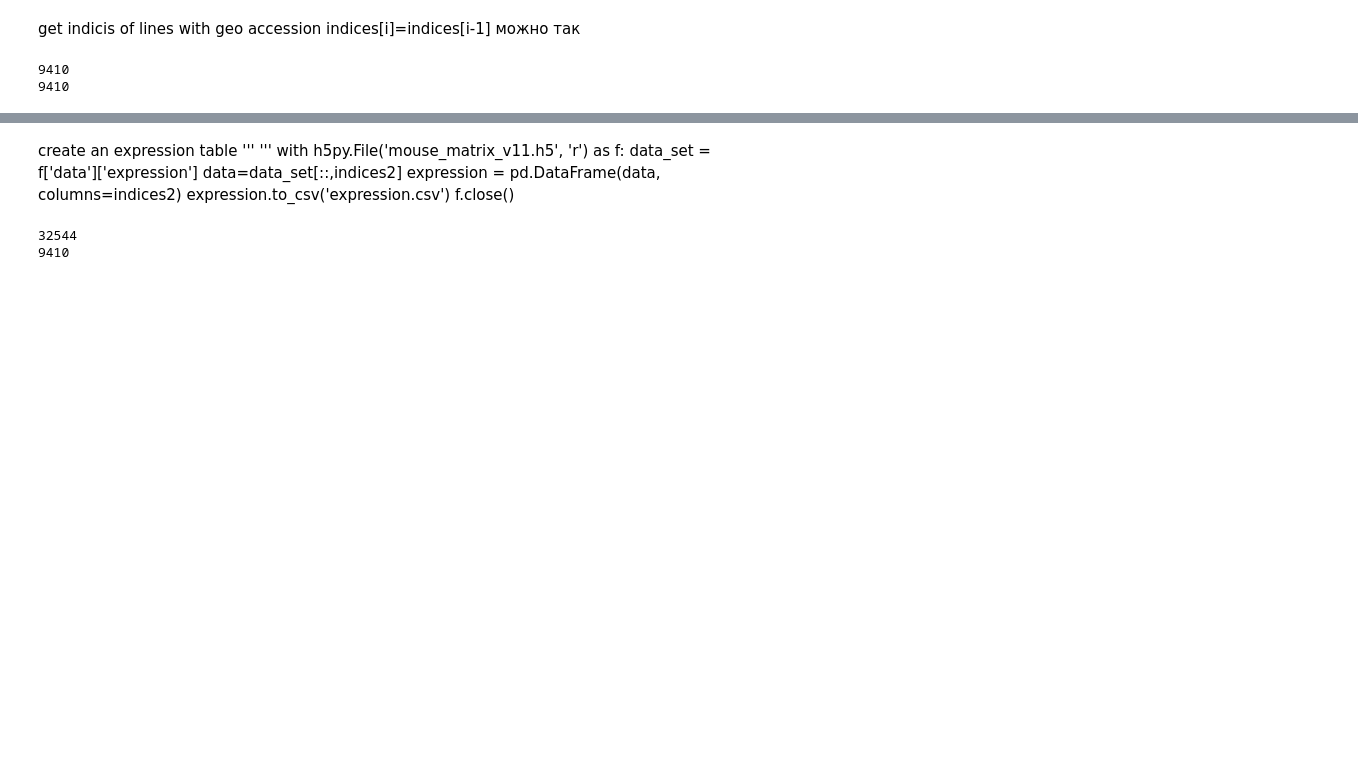
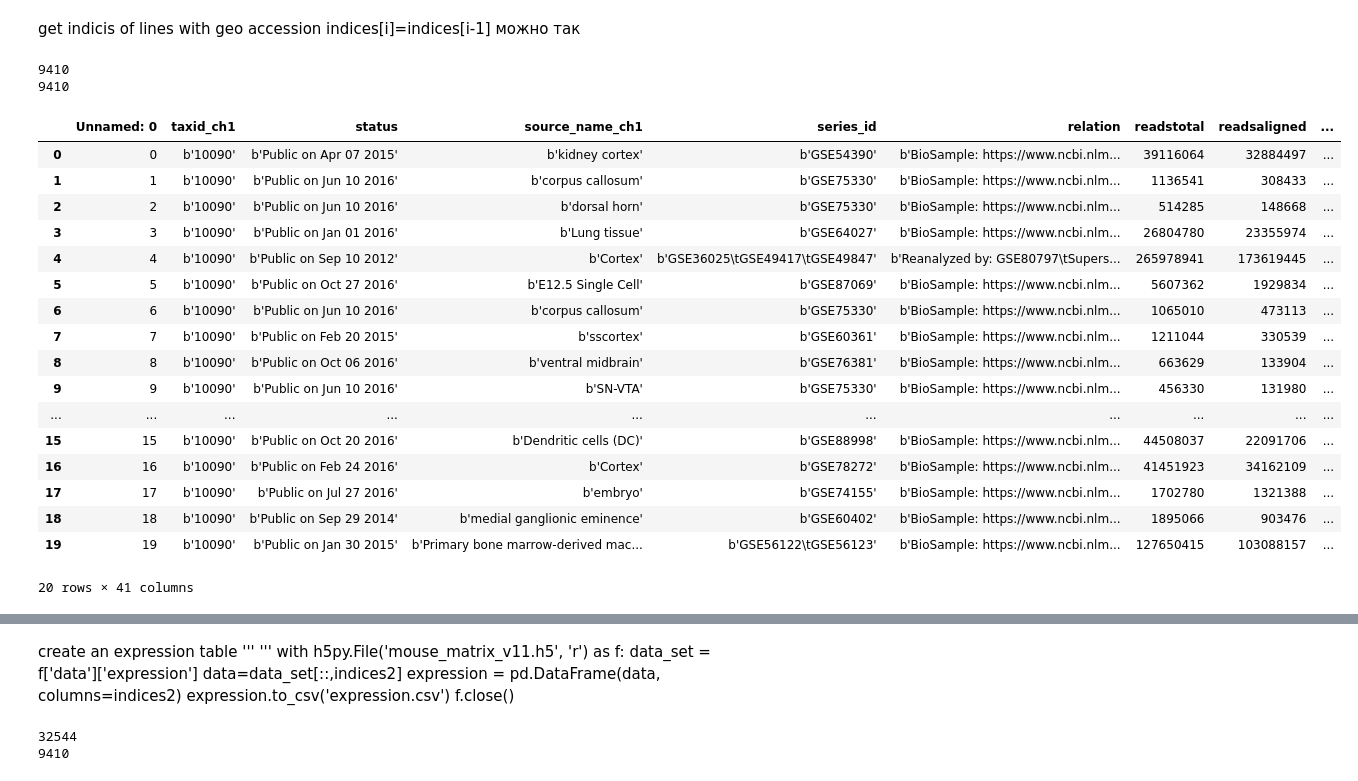
Before and after one commit to Pavelragnus/lebedev_pv, a Jupyter notebook: Project.ipynb, the cells around one changed output, grey strips where cells are left out. Drawn from its saved outputs; the diff is of its cells as text; code cells hidden in the pictures; blank space fills up the shorter version.

```diff
--- a/Project.ipynb
+++ b/Project.ipynb
@@ -300,3 +407,24 @@ print(len(indices))
 # %% [output]
 9410
 9410
+# %%
+df.head(20)
+# %% [output]
+|  | Unnamed: 0 | taxid_ch1 | status | source_name_ch1 | series_id | relation | readstotal | readsaligned | ... |
+| 0 | 0 | b'10090' | b'Public on Apr 07 2015' | b'kidney cortex' | b'GSE54390' | b'BioSample: https://www.ncbi.nlm... | 39116064 | 32884497 | ... |
+| 1 | 1 | b'10090' | b'Public on Jun 10 2016' | b'corpus callosum' | b'GSE75330' | b'BioSample: https://www.ncbi.nlm... | 1136541 | 308433 | ... |
+| 2 | 2 | b'10090' | b'Public on Jun 10 2016' | b'dorsal horn' | b'GSE75330' | b'BioSample: https://www.ncbi.nlm... | 514285 | 148668 | ... |
+| 3 | 3 | b'10090' | b'Public on Jan 01 2016' | b'Lung tissue' | b'GSE64027' | b'BioSample: https://www.ncbi.nlm... | 26804780 | 23355974 | ... |
+| 4 | 4 | b'10090' | b'Public on Sep 10 2012' | b'Cortex' | b'GSE36025\tGSE49417\tGSE49847' | b'Reanalyzed by: GSE80797\tSupers... | 265978941 | 173619445 | ... |
+| 5 | 5 | b'10090' | b'Public on Oct 27 2016' | b'E12.5 Single Cell' | b'GSE87069' | b'BioSample: https://www.ncbi.nlm... | 5607362 | 1929834 | ... |
+| 6 | 6 | b'10090' | b'Public on Jun 10 2016' | b'corpus callosum' | b'GSE75330' | b'BioSample: https://www.ncbi.nlm... | 1065010 | 473113 | ... |
+| 7 | 7 | b'10090' | b'Public on Feb 20 2015' | b'sscortex' | b'GSE60361' | b'BioSample: https://www.ncbi.nlm... | 1211044 | 330539 | ... |
+| 8 | 8 | b'10090' | b'Public on Oct 06 2016' | b'ventral midbrain' | b'GSE76381' | b'BioSample: https://www.ncbi.nlm... | 663629 | 133904 | ... |
+| 9 | 9 | b'10090' | b'Public on Jun 10 2016' | b'SN-VTA' | b'GSE75330' | b'BioSample: https://www.ncbi.nlm... | 456330 | 131980 | ... |
+| ... | ... | ... | ... | ... | ... | ... | ... | ... | ... |
+| 15 | 15 | b'10090' | b'Public on Oct 20 2016' | b'Dendritic cells (DC)' | b'GSE88998' | b'BioSample: https://www.ncbi.nlm... | 44508037 | 22091706 | ... |
+| 16 | 16 | b'10090' | b'Public on Feb 24 2016' | b'Cortex' | b'GSE78272' | b'BioSample: https://www.ncbi.nlm... | 41451923 | 34162109 | ... |
+| 17 | 17 | b'10090' | b'Public on Jul 27 2016' | b'embryo' | b'GSE74155' | b'BioSample: https://www.ncbi.nlm... | 1702780 | 1321388 | ... |
+| 18 | 18 | b'10090' | b'Public on Sep 29 2014' | b'medial ganglionic eminence' | b'GSE60402' | b'BioSample: https://www.ncbi.nlm... | 1895066 | 903476 | ... |
+| 19 | 19 | b'10090' | b'Public on Jan 30 2015' | b'Primary bone marrow-derived mac... | b'GSE56122\tGSE56123' | b'BioSample: https://www.ncbi.nlm... | 127650415 | 103088157 | ... |
+20 rows × 41 columns
```
Also changed, not shown: parts of 33 cells of this notebook, 3 other files.
